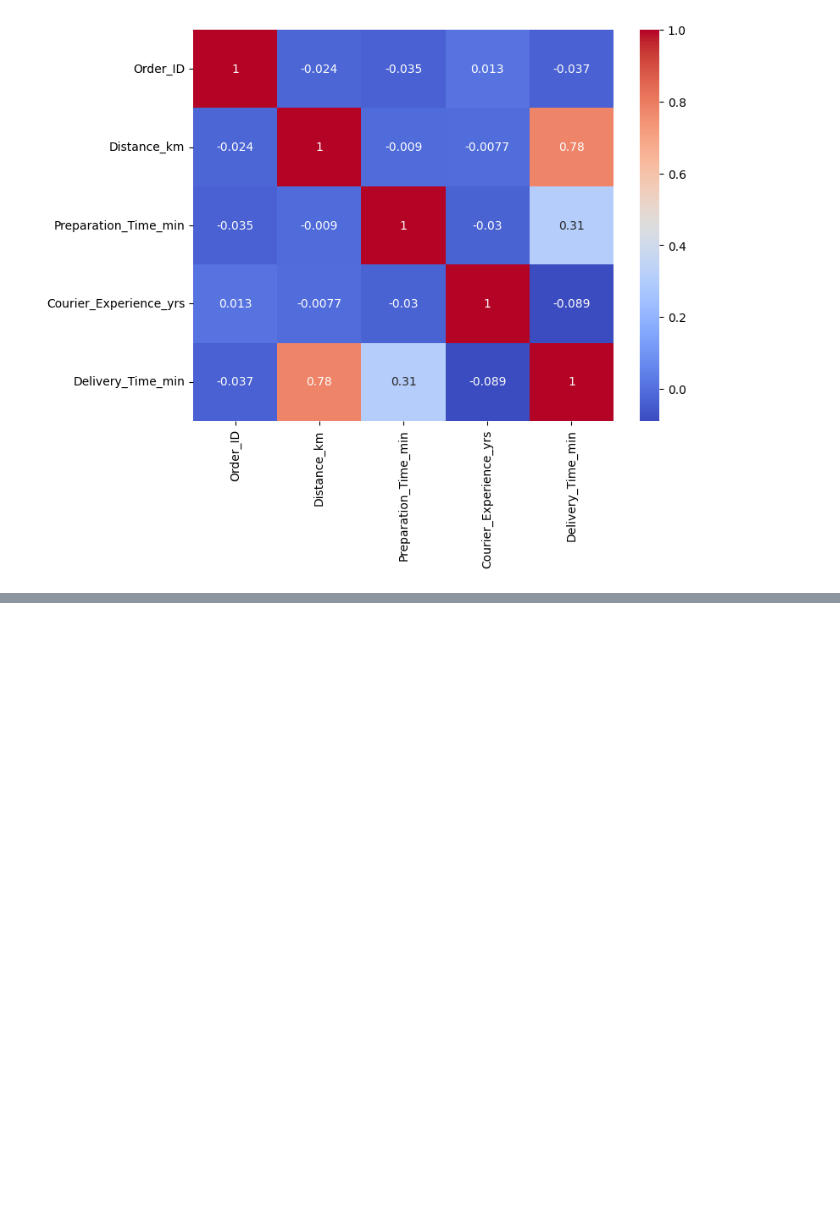
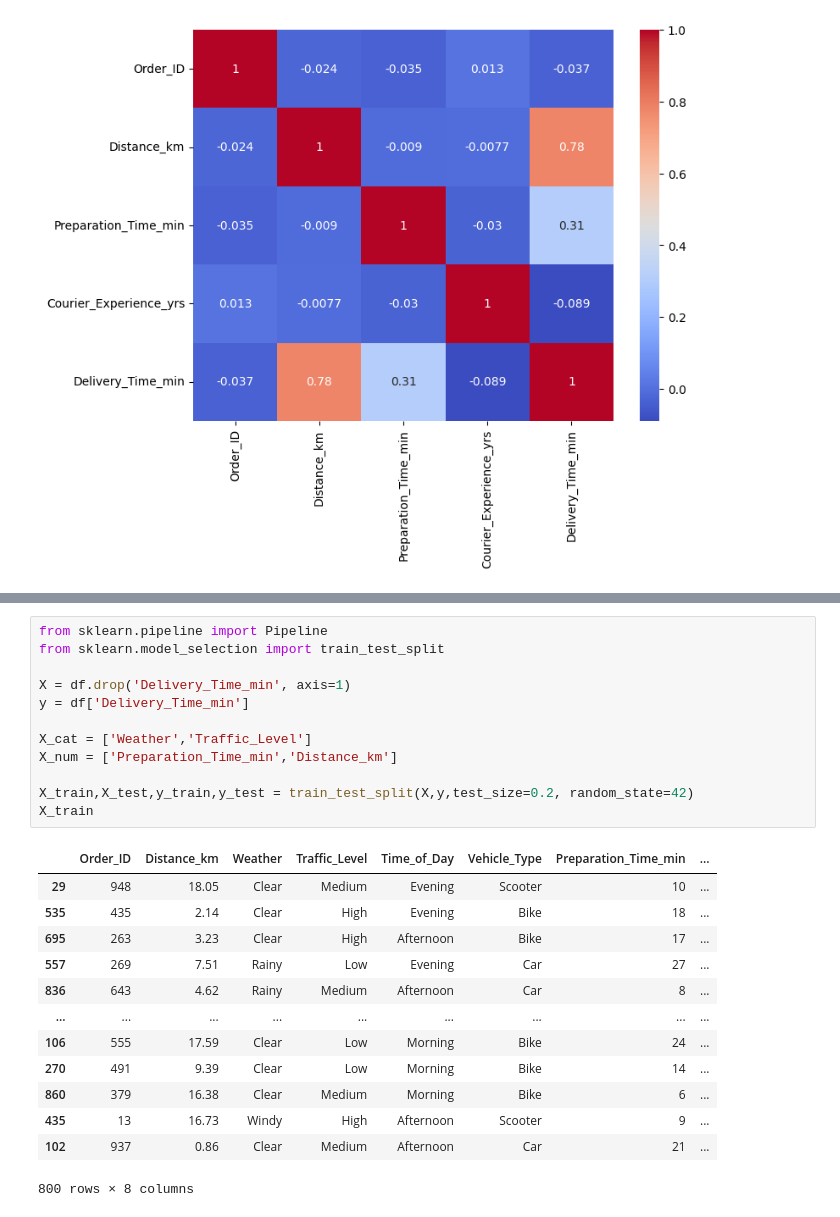
Before and after one commit to manalfarouq/Prediction-du-Temps-de-Livraison, a Jupyter notebook: src/main.ipynb, the cells around one changed output, grey strips where cells are left out. Drawn from its saved outputs; the diff is of its cells as text; blank space fills up the shorter version.

```diff
--- a/notebooks/main.ipynb
+++ b/src/main.ipynb
@@ -204,0 +224,26 @@ df_encoded.head()
+# %%
+from sklearn.pipeline import Pipeline
+from sklearn.model_selection import train_test_split
+
+X = df.drop('Delivery_Time_min', axis=1)
+y = df['Delivery_Time_min']
+
+X_cat = ['Weather','Traffic_Level']
+X_num = ['Preparation_Time_min','Distance_km']
+
+X_train,X_test,y_train,y_test = train_test_split(X,y,test_size=0.2, random_state=42)
+X_train
+# %% [output]
+|  | Order_ID | Distance_km | Weather | Traffic_Level | Time_of_Day | Vehicle_Type | Preparation_Time_min | ... |
+| 29 | 948 | 18.05 | Clear | Medium | Evening | Scooter | 10 | ... |
+| 535 | 435 | 2.14 | Clear | High | Evening | Bike | 18 | ... |
+| 695 | 263 | 3.23 | Clear | High | Afternoon | Bike | 17 | ... |
+| 557 | 269 | 7.51 | Rainy | Low | Evening | Car | 27 | ... |
+| 836 | 643 | 4.62 | Rainy | Medium | Afternoon | Car | 8 | ... |
+| ... | ... | ... | ... | ... | ... | ... | ... | ... |
+| 106 | 555 | 17.59 | Clear | Low | Morning | Bike | 24 | ... |
+| 270 | 491 | 9.39 | Clear | Low | Morning | Bike | 14 | ... |
+| 860 | 379 | 16.38 | Clear | Medium | Morning | Bike | 6 | ... |
+| 435 | 13 | 16.73 | Windy | High | Afternoon | Scooter | 9 | ... |
+| 102 | 937 | 0.86 | Clear | Medium | Afternoon | Car | 21 | ... |
+800 rows × 8 columns
```
Also changed, not shown: parts of 5 cells of this notebook, 2 other files.
